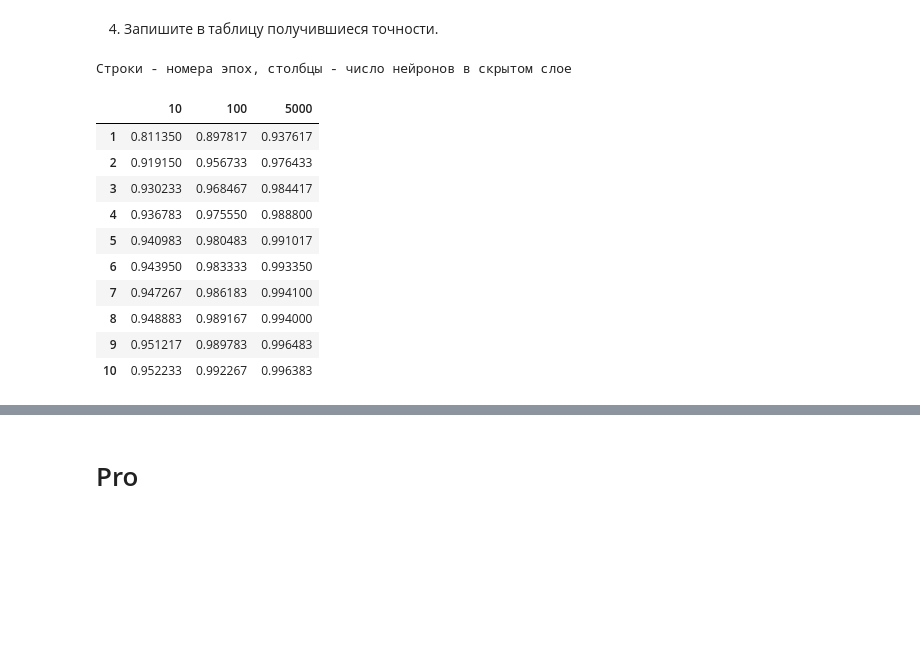
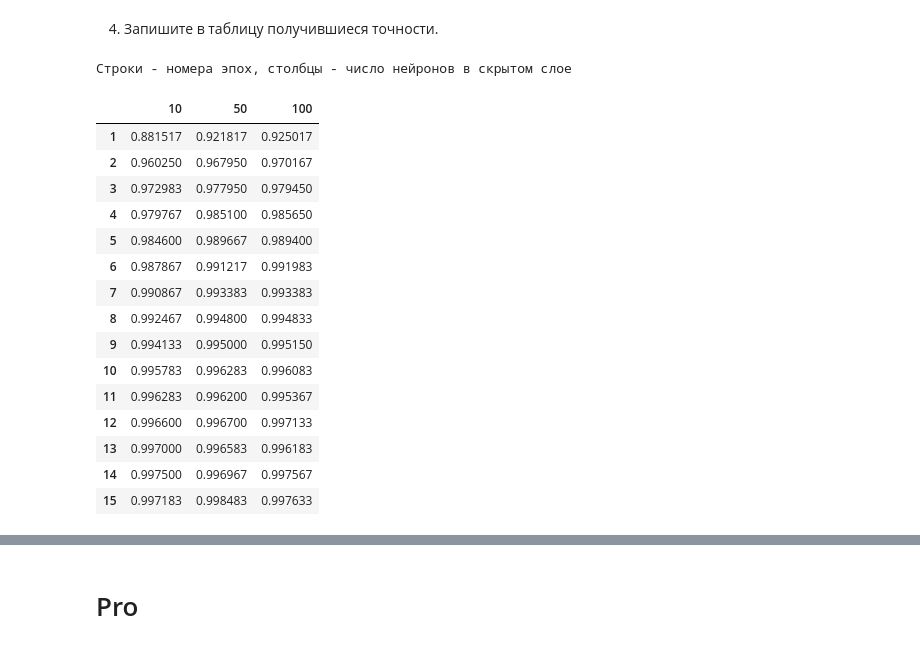
Before and after one commit to glukonatic/mystudy, a Jupyter notebook: III_PRO_01.ipynb, the cells around one changed output, grey strips where cells are left out. Saved outputs shown, nothing was run; the diff lists cells and outputs as text; code cells hidden in the pictures; blank space fills up the shorter version.

```diff
--- a/III_PRO_01.ipynb
+++ b/III_PRO_01.ipynb
@@ -58,8 +62,8 @@ y_test = utils.to_categorical(y_test_org, 10)
 #@title 4. Создание нейронной сети
 #@markdown Для построения модели можно указать число нейронов для скрытого слоя (слоёв). defNeyrons1 - число нейронов в первом скрытом слое, defNeyrons2 - во втором. Можно указать для второго слоя 0 - второй слой добавляться не будет. Эти параметры - глобальные для всех блоков.
 
-defNeyrons1 = 100  #@param {type: "slider", min: 10, max: 1000}
-defNeyrons2 = 50  #@param {type: "slider", min: 0, max: 1000}
+defNeyrons1 = 320 #@param {type:"slider", min:16, max:1000, step:16}
+defNeyrons2 = 320 #@param {type:"slider", min:0, max:1000, step:16}
 
 #@markdown ---
 
@@ -71,3 +75,4 @@ if defNeyrons2 > 0:
   model.add(Dense(defNeyrons2, activation=defActivation))
 model.add(Dense(10, activation="softmax"))
 model.compile(loss="categorical_crossentropy", optimizer="adam", metrics=["accuracy"])
+model.summary()
@@ -75,8 +95,8 @@ model.compile(loss="categorical_crossentropy", optimizer="adam", metrics=["accur
 #@title 5. Обучение нейронной сети
 #@markdown Для обучения модели можно указать величину выборок defBatchSize, количество эпох defEpochs, параметром defVerbose можно установить отображение процесса обучения. Эти параметры - глобальные для всех блоков.
 
-defBatchSize = 128  #@param {type: "slider", min: 10, max: 1000}
-defEpochs = 10  #@param {type: "slider", min: 0, max: 20}
+defBatchSize = 128 #@param {type:"slider", min:128, max:1024, step:128}
+defEpochs = 15 #@param {type:"slider", min:1, max:20}
 defVerbose = 0  #@param {type: "slider", min: 0, max: 1}
 
 #@markdown ---
@@ -276,0 +205,17 @@ ax2.legend(labels, loc='lower right')
+# %%
+#@title 1. Поменяйте количество нейронов в сети.
+#@markdown Ниже можно изменить число нейронов, чтобы указать отличные от задания. По умолчанию - 10, 100, 5000 нейронов.
+
+neyronsModel1 = 10  #@param {type: "number"}
+neyronsModel2 = 100  #@param {type: "number"}
+neyronsModel3 = 5000  #@param {type: "number"}
+
+#@markdown ---
+
+# Запустим три модели с указанным числом нейронов в каждой
+historyNeyrons[neyronsModel1] = runFit(numOfNeyrons=neyronsModel1)
+historyNeyrons[neyronsModel2] = runFit(numOfNeyrons=neyronsModel2)
+historyNeyrons[neyronsModel3] = runFit(numOfNeyrons=neyronsModel3)
+
+# Запустим функцию построения графиков
+runPlot(historyNeyrons,'custom_neyrons')
@@ -277,25 +324,30 @@ ax2.legend(labels, loc='lower right')
 # %% [markdown]
 4. Запишите в таблицу получившиеся точности.
 # %%
-#@title 4.1 Таблица экспериментов с изменением числа нейронов.
+#@title 4.1 Таблица экспериментов, зависимость точности от числа нейронов.
 
-neyronsData = pd.DataFrame(index=range(1,defEpochs+1))
-neyronsData[neyronsModel1] = historyModelN1.history['accuracy']
-neyronsData[neyronsModel2] = historyModelN2.history['accuracy']
-neyronsData[neyronsModel3] = historyModelN3.history['accuracy']
+neyronsAccuracyData = pd.DataFrame(index=range(1,defEpochs+1))
+for key, value in historyNeyrons.items():
+  neyronsAccuracyData[key] = value.history['accuracy']
+
 print('Строки - номера эпох, столбцы - число нейронов в скрытом слое')
-neyronsData
+neyronsAccuracyData
 # %% [output]
 Строки - номера эпох, столбцы - число нейронов в скрытом слое
-|  | 10 | 100 | 5000 |
-| 1 | 0.811350 | 0.897817 | 0.937617 |
-| 2 | 0.919150 | 0.956733 | 0.976433 |
-| 3 | 0.930233 | 0.968467 | 0.984417 |
-| 4 | 0.936783 | 0.975550 | 0.988800 |
-| 5 | 0.940983 | 0.980483 | 0.991017 |
-| 6 | 0.943950 | 0.983333 | 0.993350 |
-| 7 | 0.947267 | 0.986183 | 0.994100 |
-| 8 | 0.948883 | 0.989167 | 0.994000 |
-| 9 | 0.951217 | 0.989783 | 0.996483 |
-| 10 | 0.952233 | 0.992267 | 0.996383 |
+|  | 10 | 50 | 100 |
+| 1 | 0.881517 | 0.921817 | 0.925017 |
+| 2 | 0.960250 | 0.967950 | 0.970167 |
+| 3 | 0.972983 | 0.977950 | 0.979450 |
+| 4 | 0.979767 | 0.985100 | 0.985650 |
+| 5 | 0.984600 | 0.989667 | 0.989400 |
+| 6 | 0.987867 | 0.991217 | 0.991983 |
+| 7 | 0.990867 | 0.993383 | 0.993383 |
+| 8 | 0.992467 | 0.994800 | 0.994833 |
+| 9 | 0.994133 | 0.995000 | 0.995150 |
+| 10 | 0.995783 | 0.996283 | 0.996083 |
+| 11 | 0.996283 | 0.996200 | 0.995367 |
+| 12 | 0.996600 | 0.996700 | 0.997133 |
+| 13 | 0.997000 | 0.996583 | 0.996183 |
+| 14 | 0.997500 | 0.996967 | 0.997567 |
+| 15 | 0.997183 | 0.998483 | 0.997633 |
 # %%
```
Also changed, not shown: parts of 21 cells of this notebook.
